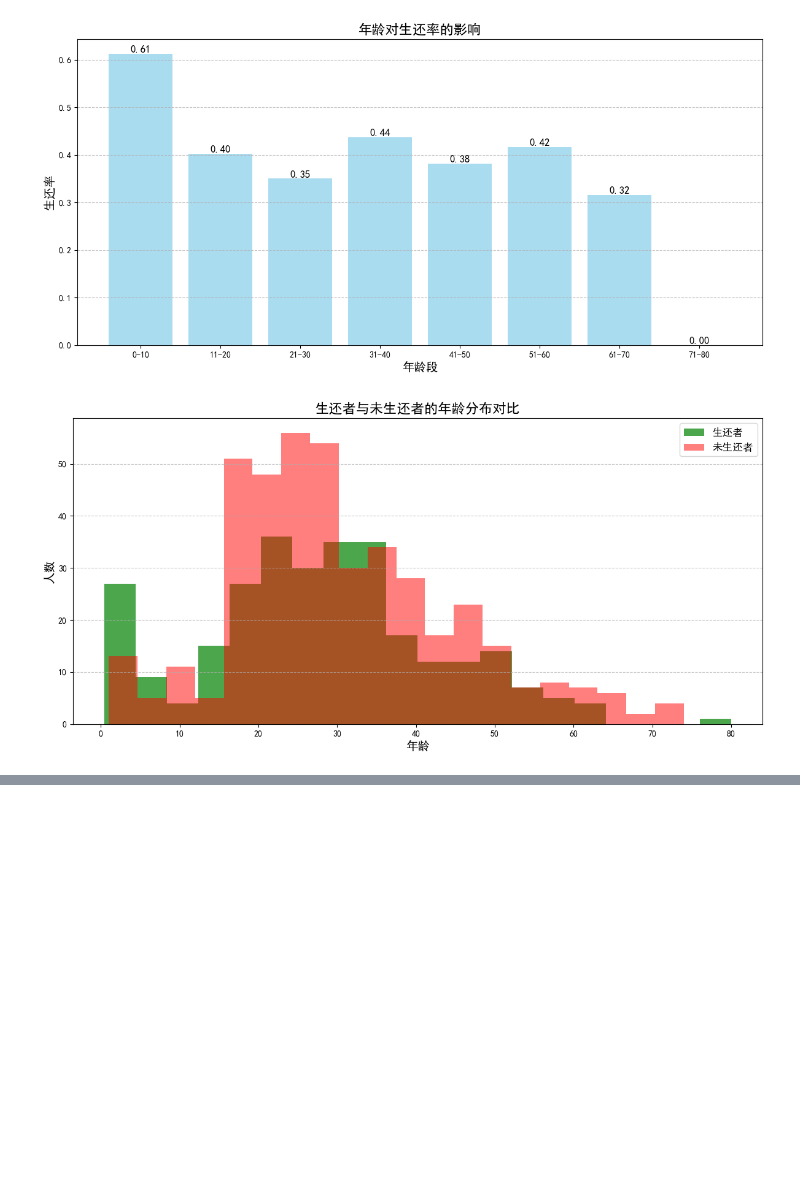
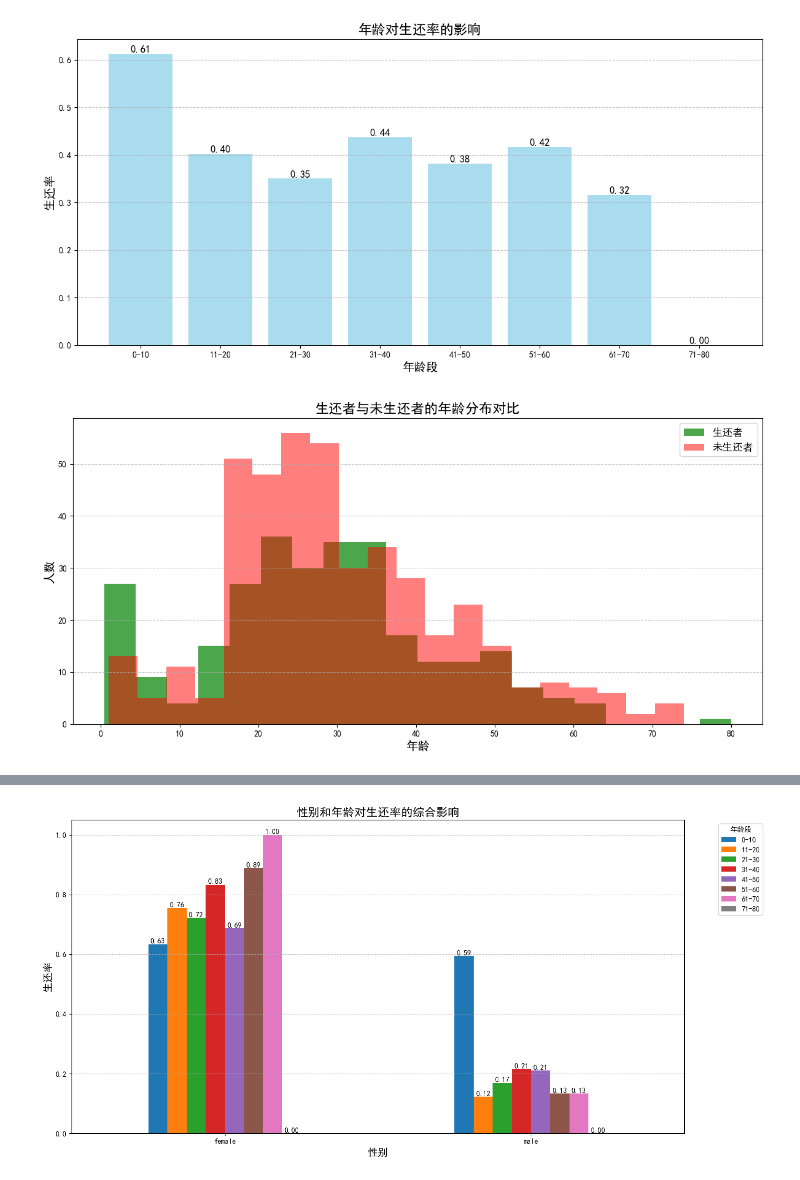
Before and after one commit to Yee242/Ye-PT, a Jupyter notebook: day4/task2.ipynb, the cells around one changed output, grey strips where cells are left out. Cells and saved outputs as stored; diff of their text form; code cells hidden in the pictures; blank space fills up the shorter version.

```diff
--- a/day4/task2.ipynb
+++ b/day4/task2.ipynb
@@ -61,7 +61,7 @@ else:
         plt.tight_layout()
         plt.show()
 
-        # 年龄对生还率的影响分析
+        # 年龄对生还率的影响分析（保留之前的单因素分析）
         # 使用copy()方法创建DataFrame的副本，避免SettingWithCopyWarning
         df_age = df.dropna(subset=['Age']).copy()
 
@@ -148,6 +148,87 @@ else:
         plt.tight_layout()
         plt.show()
 
+        # 性别和年龄对生还率的综合影响分析
+        # 计算不同性别和年龄组的生还率
+        gender_age_survival = df_age.groupby(['Sex', 'AgeGroup'])['Survived'].mean().unstack()
+
+        # 输出结果
+        print("\n不同性别和年龄段的生还率：")
+        print(gender_age_survival)
+
+        # 创建性别和年龄对生还率影响的柱状图
+        plt.figure(figsize=(14, 7))
+        ax = gender_age_survival.plot(kind='bar', ax=plt.gca())
+
+        # 添加数据标签
+        for p in ax.patches:
+            width = p.get_width()
+            height = p.get_height()
+            x, y = p.get_xy()
+            ax.annotate(
+                f'{height:.2f}',
+                (x + width/2, y + height),
+                ha='center',
+                va='bottom',
+                fontsize=10
+            )
+
+        # 设置图表标题和坐标轴标签
+        plt.title('性别和年龄对生还率的综合影响', fontsize=16)
+        plt.xlabel('性别', fontsize=14)
+        plt.ylabel('生还率', fontsize=14)
+        plt.xticks(rotation=0)
+
+        # 添加网格线
+        plt.grid(axis='y', linestyle='--', alpha=0.7)
+
+        # 调整图例位置
+        plt.legend(title='年龄段', bbox_to_anchor=(1.05, 1), loc='upper left')
+
+        # 显示图表
+        plt.tight_layout()
+        plt.show()
+
+        # 生还者中不同性别和年龄组的分布
+        plt.figure(figsize=(14, 7))
+
+        # 女性生还者按年龄分布
+        female_survivors = df_age[(df_age['Sex'] == 'female') & (df_age['Survived'] == 1)]
+        female_age_dist = female_survivors['AgeGroup'].value_counts(normalize=True).sort_index()
+
+        # 男性生还者按年龄分布
+        male_survivors = df_age[(df_age['Sex'] == 'male') & (df_age['Survived'] == 1)]
+        male_age_dist = male_survivors['AgeGroup'].value_counts(normalize=True).sort_index()
+
+        # 创建柱状图对比
+        x = np.arange(len(labels))
+        width = 0.35
+
+        plt.bar(x - width/2, female_age_dist.values, width, label='女性生还者', color='lightcoral')
+        plt.bar(x + width/2, male_age_dist.values, width, label='男性生还者', color='lightblue')
+
+        # 添加数据标签
+        for i, v in enumerate(female_age_dist.values):
+            plt.text(i - width/2, v + 0.01, f'{v:.2f}', ha='center', fontsize=9)
+        for i, v in enumerate(male_age_dist.values):
+            plt.text(i + width/2, v + 0.01, f'{v:.2f}', ha='center', fontsize=9)
+
+        # 设置图表标题和坐标轴标签
+        plt.title('生还者中不同性别和年龄组的分布比例', fontsize=16)
+        plt.xlabel('年龄段', fontsize=14)
+        plt.ylabel('比例', fontsize=14)
+        plt.xticks(x, labels)
+
+        # 添加图例
+        plt.legend(fontsize=12)
+
+        # 添加网格线
+        plt.grid(axis='y', linestyle='--', alpha=0.7)
+
+        # 显示图表
+        plt.tight_layout()
+        plt.show()
+
     except Exception as e:
         print(f"错误：发生了异常 - {e}")
 # %% [output]
@@ -171,0 +263 @@ else:
+[figure, added]
```
Also changed, not shown: parts of 1 cell of this notebook.
